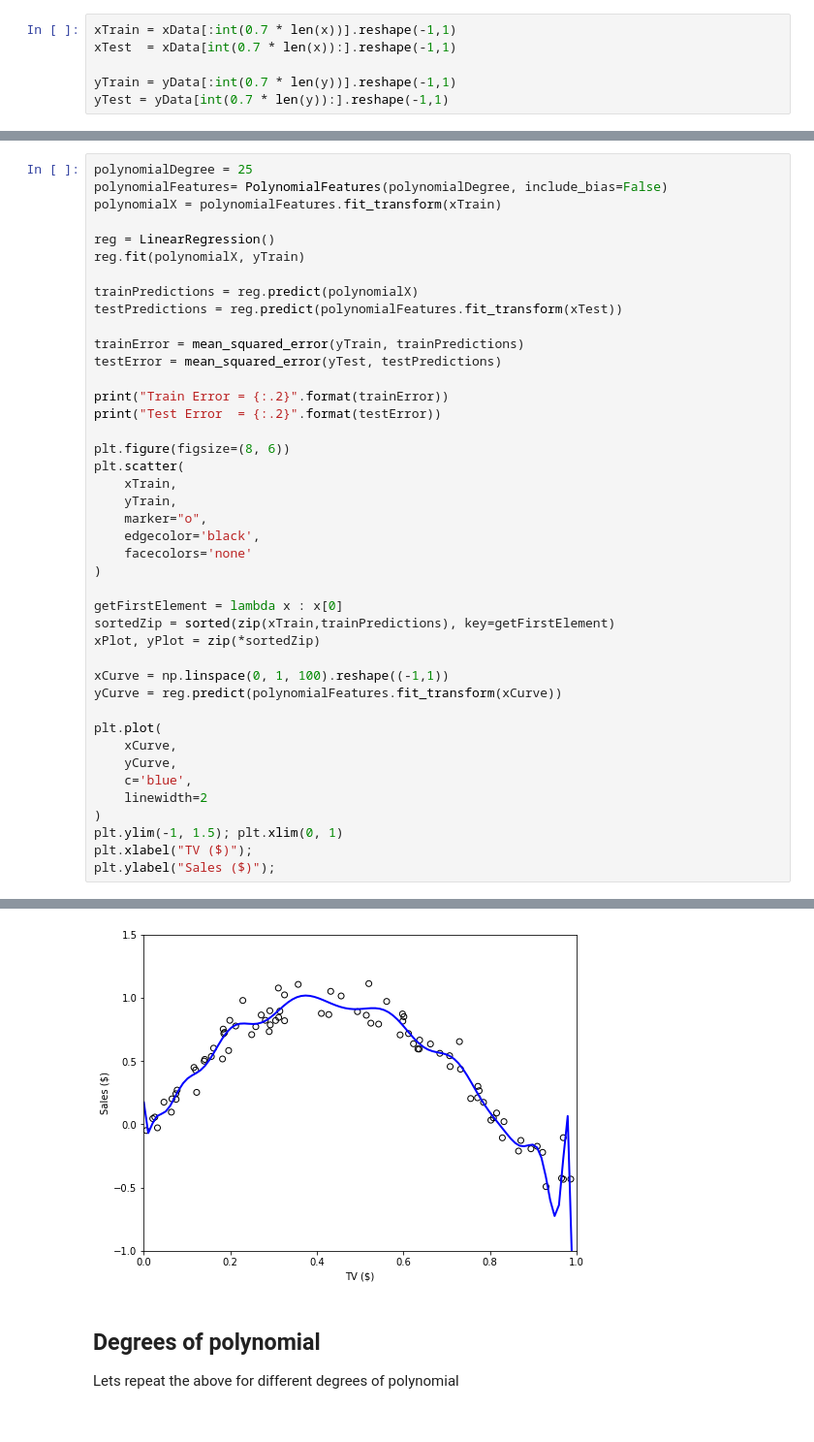
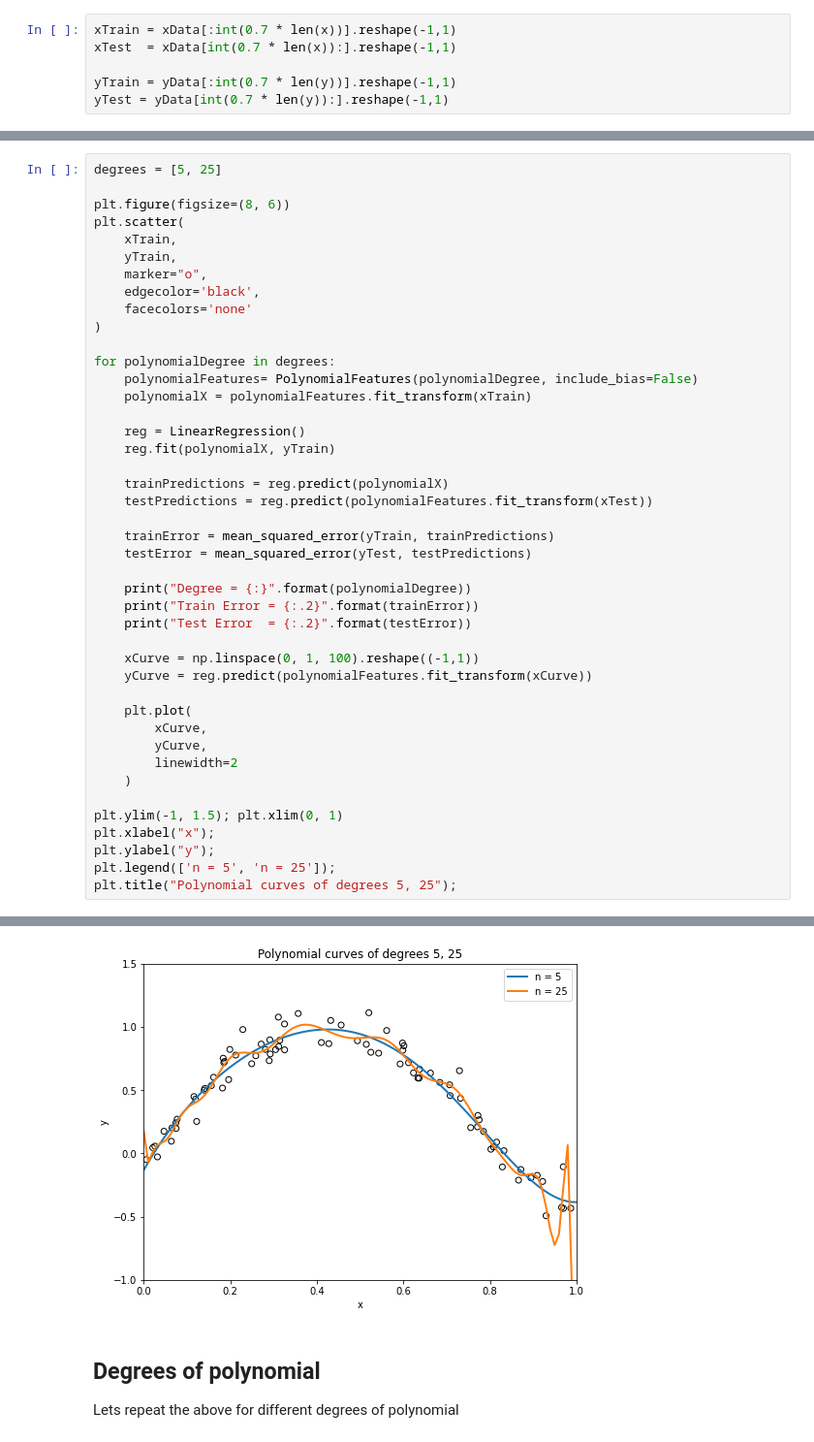
Before and after one commit to akshaykhadse/DigitalCognitionBook, a Jupyter notebook: 01_linear_regression/02_overfitting.ipynb, the cells around one changed output, grey strips where cells are left out. Shown at 97% size. Cells and saved outputs as stored; diff of their text form.

```diff
--- a/01_linear_regression/02_overfitting.ipynb
+++ b/01_linear_regression/02_overfitting.ipynb
@@ -63,19 +63,5 @@ Let's try to fit a polynomial to train data.
 # %%
-polynomialDegree = 25
-polynomialFeatures= PolynomialFeatures(polynomialDegree, include_bias=False)
-polynomialX = polynomialFeatures.fit_transform(xTrain)
-
-reg = LinearRegression()
-reg.fit(polynomialX, yTrain)
-
-trainPredictions = reg.predict(polynomialX)
-testPredictions = reg.predict(polynomialFeatures.fit_transform(xTest))
-
-trainError = mean_squared_error(yTrain, trainPredictions)
-testError = mean_squared_error(yTest, testPredictions)
-
-print("Train Error = {:.2}".format(trainError))
-print("Test Error  = {:.2}".format(testError))
+degrees = [5, 25]
 
 plt.figure(figsize=(8, 6))
 plt.scatter(
@@ -86,20 +72,35 @@ plt.scatter(
     facecolors='none'
 )
 
-getFirstElement = lambda x : x[0]
-sortedZip = sorted(zip(xTrain,trainPredictions), key=getFirstElement)
-xPlot, yPlot = zip(*sortedZip)
+for polynomialDegree in degrees:
+    polynomialFeatures= PolynomialFeatures(polynomialDegree, include_bias=False)
+    polynomialX = polynomialFeatures.fit_transform(xTrain)
 
-xCurve = np.linspace(0, 1, 100).reshape((-1,1))
-yCurve = reg.predict(polynomialFeatures.fit_transform(xCurve))
+    reg = LinearRegression()
+    reg.fit(polynomialX, yTrain)
 
-plt.plot(
-    xCurve,
-    yCurve,
-    c='blue',
-    linewidth=2
-)
+    trainPredictions = reg.predict(polynomialX)
+    testPredictions = reg.predict(polynomialFeatures.fit_transform(xTest))
+
+    trainError = mean_squared_error(yTrain, trainPredictions)
+    testError = mean_squared_error(yTest, testPredictions)
+
+    print("Degree = {:}".format(polynomialDegree))
+    print("Train Error = {:.2}".format(trainError))
+    print("Test Error  = {:.2}".format(testError))
+
+    xCurve = np.linspace(0, 1, 100).reshape((-1,1))
+    yCurve = reg.predict(polynomialFeatures.fit_transform(xCurve))
+
+    plt.plot(
+        xCurve,
+        yCurve,
+        linewidth=2
+    )
+
 plt.ylim(-1, 1.5); plt.xlim(0, 1)
-plt.xlabel("TV ($)");
-plt.ylabel("Sales ($)");
+plt.xlabel("x");
+plt.ylabel("y");
+plt.legend(['n = 5', 'n = 25']);
+plt.title("Polynomial curves of degrees 5, 25");
 # %% [output]
@@ -106,6 +111,6 @@ plt.ylabel("Sales ($)");
 Train Error = 0.0067
 Test Error  = 0.019
-[figure, old version]
+[figure, new version]
 # %% [markdown]
 ## Degrees of polynomial
 Lets repeat the above for different degrees of polynomial
```
Also changed, not shown: parts of 3 cells of this notebook.
